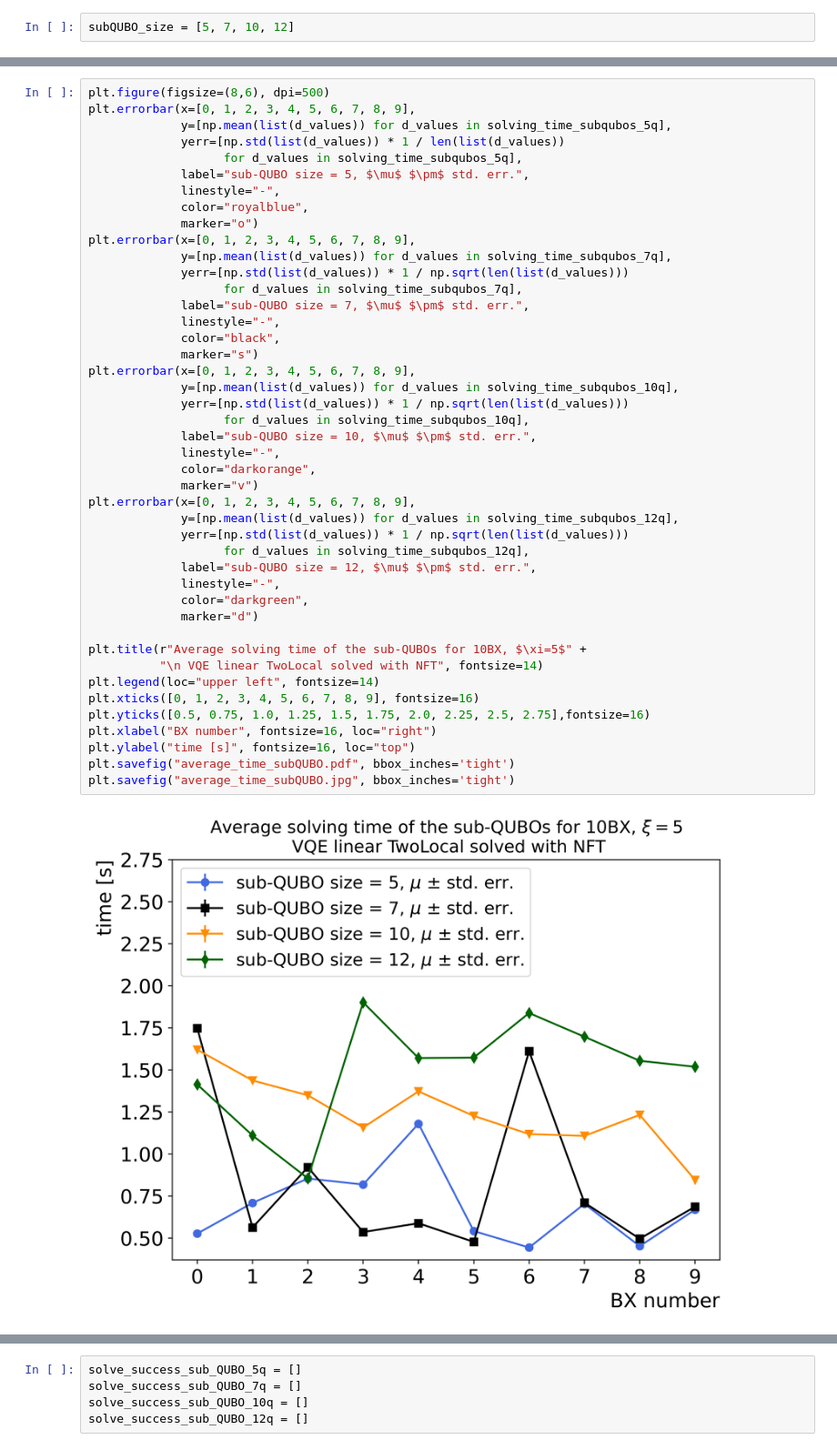
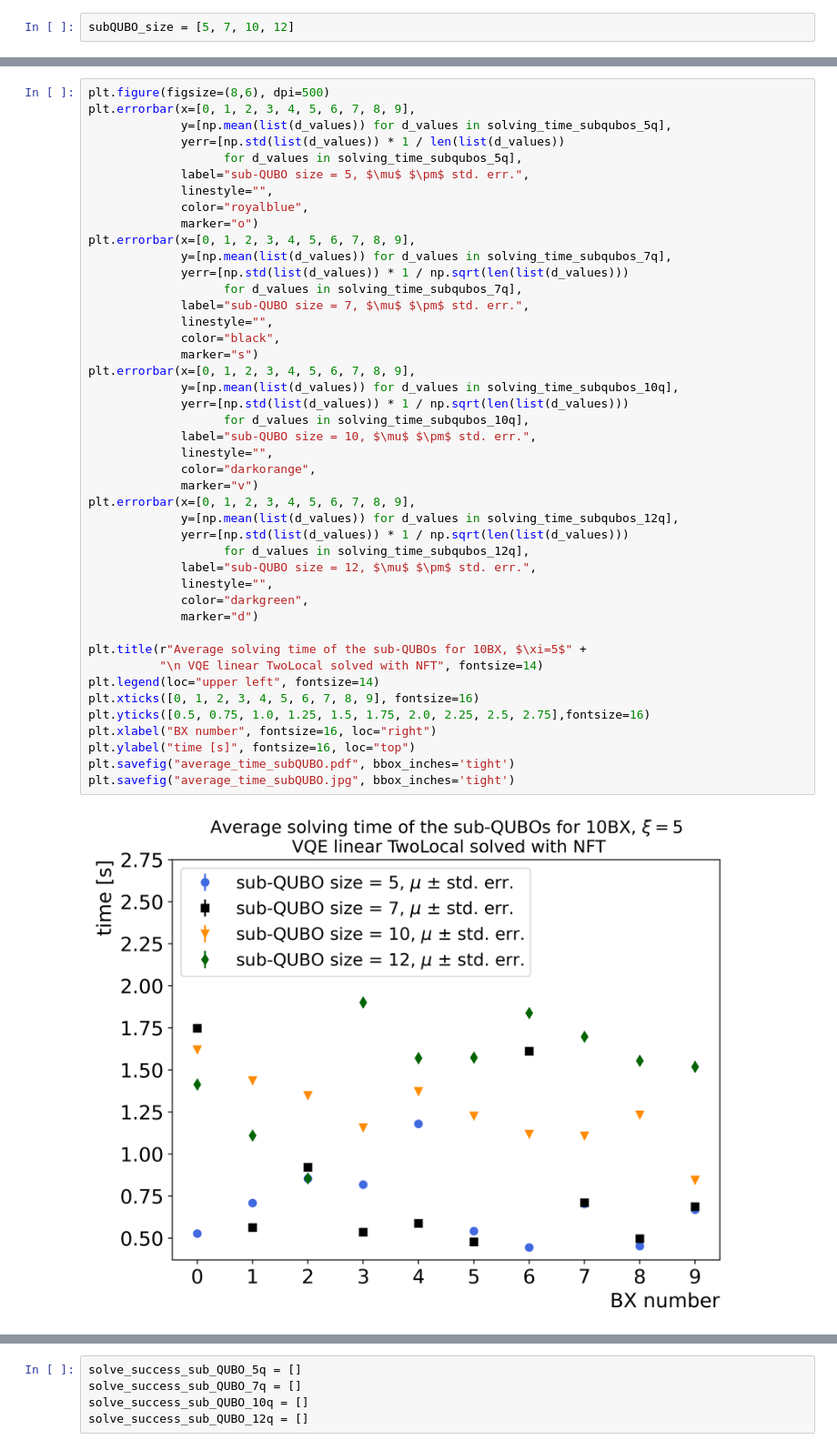
Before and after one commit to davids7788/QUBO-V2, a Jupyter notebook: analysis/Convergence_time_vs_subqubo_size.ipynb, the cells around one changed output, grey strips where cells are left out. Shown: that part at 91% size. Drawn from its saved outputs; the diff is of its cells as text.

```diff
--- a/analysis/Convergence_time_vs_subqubo_size.ipynb
+++ b/analysis/Convergence_time_vs_subqubo_size.ipynb
@@ -251,7 +250,7 @@ plt.errorbar(x=[0, 1, 2, 3, 4, 5, 6, 7, 8, 9],
              yerr=[np.std(list(d_values)) * 1 / len(list(d_values))
                    for d_values in solving_time_subqubos_5q],
              label="sub-QUBO size = 5, $\mu$ $\pm$ std. err.",
-             linestyle="-",
+             linestyle="",
              color="royalblue",
              marker="o")
 plt.errorbar(x=[0, 1, 2, 3, 4, 5, 6, 7, 8, 9],
@@ -259,37 +258,37 @@ plt.errorbar(x=[0, 1, 2, 3, 4, 5, 6, 7, 8, 9],
              yerr=[np.std(list(d_values)) * 1 / np.sqrt(len(list(d_values)))
                    for d_values in solving_time_subqubos_7q],
              label="sub-QUBO size = 7, $\mu$ $\pm$ std. err.",
-             linestyle="-",
+             linestyle="",
              color="black",
              marker="s")
 plt.errorbar(x=[0, 1, 2, 3, 4, 5, 6, 7, 8, 9],
              y=[np.mean(list(d_values)) for d_values in solving_time_subqubos_10q],
              yerr=[np.std(list(d_values)) * 1 / np.sqrt(len(list(d_values)))
                    for d_values in solving_time_subqubos_10q],
              label="sub-QUBO size = 10, $\mu$ $\pm$ std. err.",
-             linestyle="-",
+             linestyle="",
              color="darkorange",
              marker="v")
 plt.errorbar(x=[0, 1, 2, 3, 4, 5, 6, 7, 8, 9],
              y=[np.mean(list(d_values)) for d_values in solving_time_subqubos_12q],
              yerr=[np.std(list(d_values)) * 1 / np.sqrt(len(list(d_values)))
                    for d_values in solving_time_subqubos_12q],
              label="sub-QUBO size = 12, $\mu$ $\pm$ std. err.",
-             linestyle="-",
+             linestyle="",
              color="darkgreen",
              marker="d")
 
 plt.title(r"Average solving time of the sub-QUBOs for 10BX, $\xi=5$" +
           "\n VQE linear TwoLocal solved with NFT", fontsize=14)
 plt.legend(loc="upper left", fontsize=14)
 plt.xticks([0, 1, 2, 3, 4, 5, 6, 7, 8, 9], fontsize=16)
 plt.yticks([0.5, 0.75, 1.0, 1.25, 1.5, 1.75, 2.0, 2.25, 2.5, 2.75],fontsize=16)
 plt.xlabel("BX number", fontsize=16, loc="right")
 plt.ylabel("time [s]", fontsize=16, loc="top")
 plt.savefig("average_time_subQUBO.pdf", bbox_inches='tight')
 plt.savefig("average_time_subQUBO.jpg", bbox_inches='tight')
 # %% [output]
-[figure, old version]
+[figure, new version]
 # %%
 subqubo_BX2_sub_qubo_size_12 = [s for s in list(solving_time_subqubos_12q[2]) if s < 4][0:50000]
 subqubo_BX3_sub_qubo_size_12 = [s for s in list(solving_time_subqubos_12q[3]) if s < 4][0:50000]
```
Also changed, not shown: parts of 9 cells of this notebook, 5 other files.
